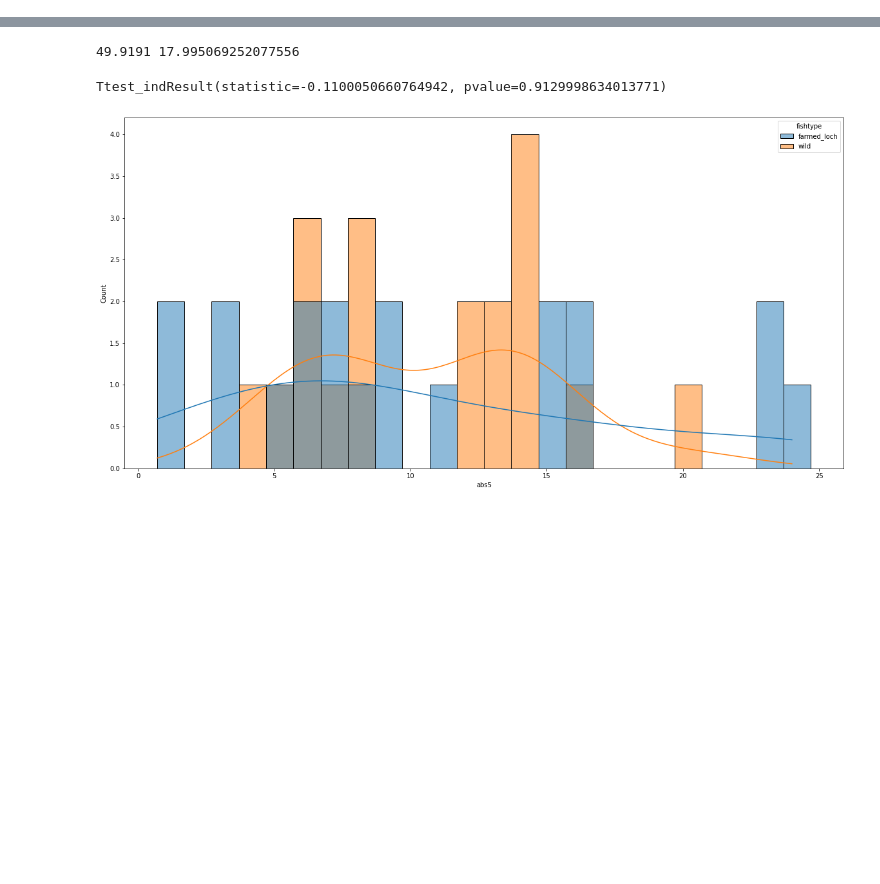
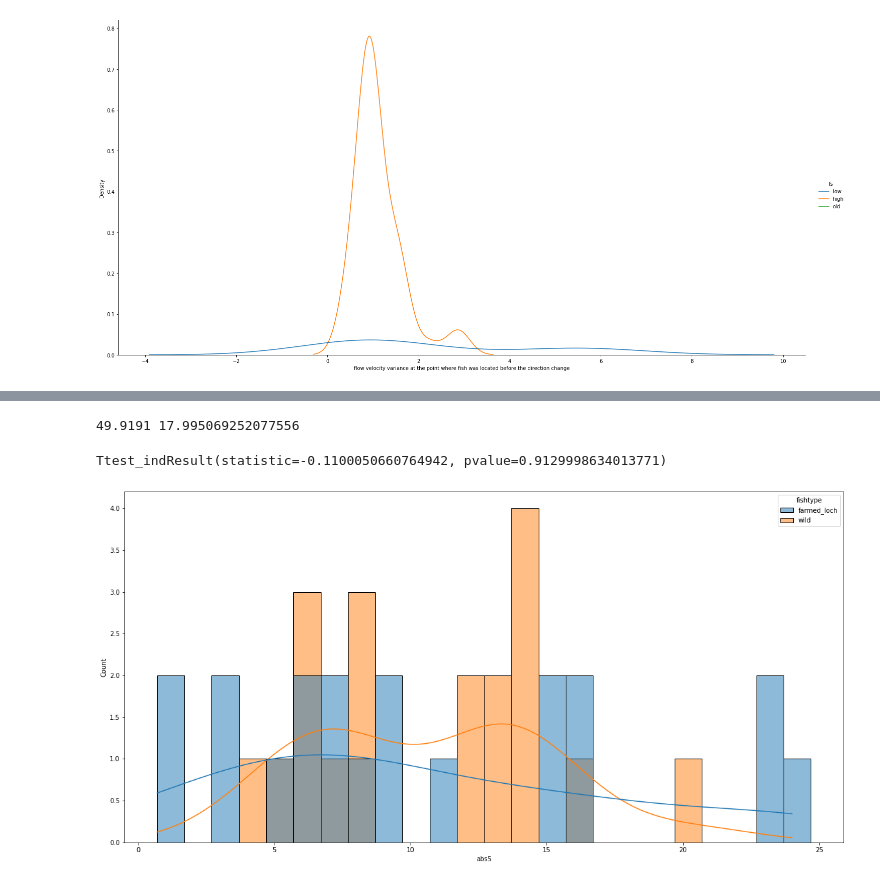
Before and after one commit to mixmixmix/imgtext, a Jupyter notebook: flow_fin.ipynb, the cells around one changed output, grey strips where cells are left out. Saved outputs shown, nothing was run; the diff lists cells and outputs as text; code cells hidden in the pictures; blank space fills up the shorter version.

```diff
--- a/flow_fin.ipynb
+++ b/flow_fin.ipynb
@@ -14 +59,8 @@ plt.rcParams['figure.figsize'] = [20, 10]
+# %%
+# variance of stable flow
+sns.displot(kind="kde", data=finres, x='absstable10_v', hue = 'fs',height=10, aspect=2,)
+plt.xlabel('flow velocity variance at the point where fish was located before the direction change')
+plt.show()
+# %% [output]
+[figure, added]
 # %%
```
Also changed, not shown: parts of 16 cells of this notebook.
